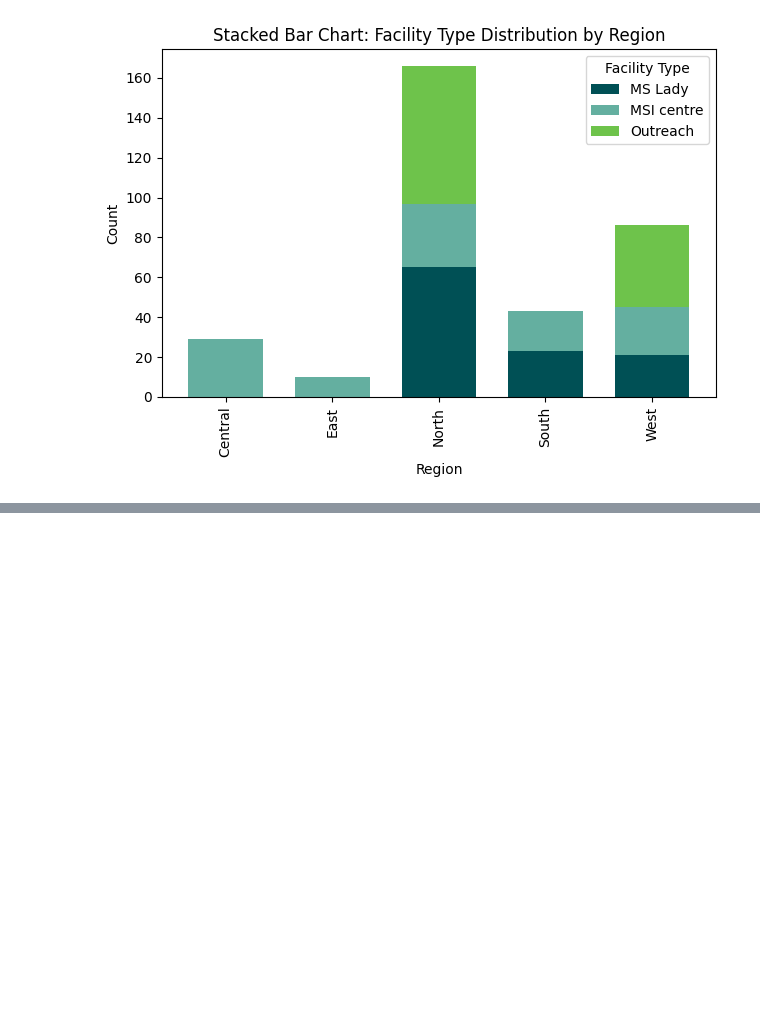
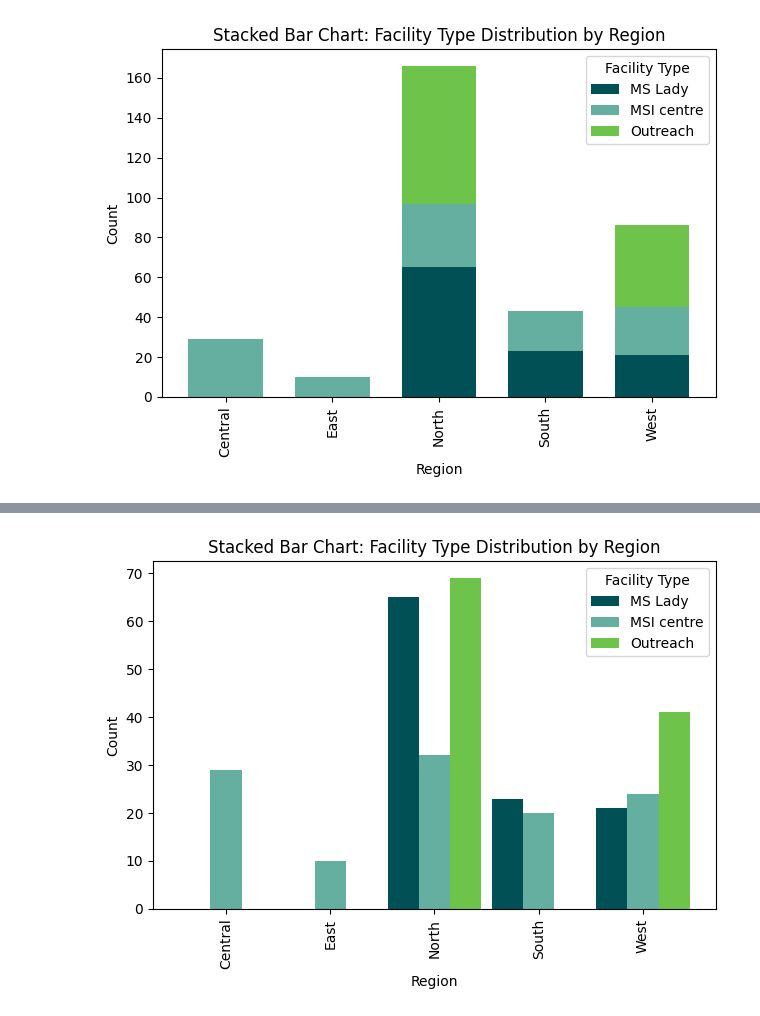
Before and after one commit to Mirwais-Farahi/MSIHealthServiceAnalytics, a Jupyter notebook: notebooks/03_Descriptive_Analysis.ipynb, the cells around one changed output, grey strips where cells are left out. Drawn from its saved outputs; the diff is of its cells as text; code cells hidden in the pictures; blank space fills up the shorter version.

```diff
--- a/notebooks/03_Descriptive_Analysis.ipynb
+++ b/notebooks/03_Descriptive_Analysis.ipynb
@@ -110,3 +110,7 @@ plt.tight_layout()
 plt.show()
 # %% [output]
 [figure]
+# %%
+# Add percentage/proportion column
+region_totals = facility_types.groupby('REGION')['Count'].transform('sum')
+facility_types['Percentage'] = (facility_types['Count'] / region_totals) * 100
@@ -112,0 +131,14 @@ plt.show()
+# %%
+# Visualization: Clustered bar chart
+vis_facility_types = facility_types.pivot(index='REGION', columns='FACTYPE', values='Count')
+
+vis_facility_types.plot(kind='bar', width=0.9, color=['#005055', '#64afa0', '#6ec34b', '#198cc3'])
+plt.title('Stacked Bar Chart: Facility Type Distribution by Region')
+plt.ylabel('Count')
+plt.xlabel('Region')
+plt.legend(title='Facility Type')
+plt.tight_layout()
+
+plt.show()
+# %% [output]
+[figure, added]
```
Also changed, not shown: parts of 1 cell of this notebook.
